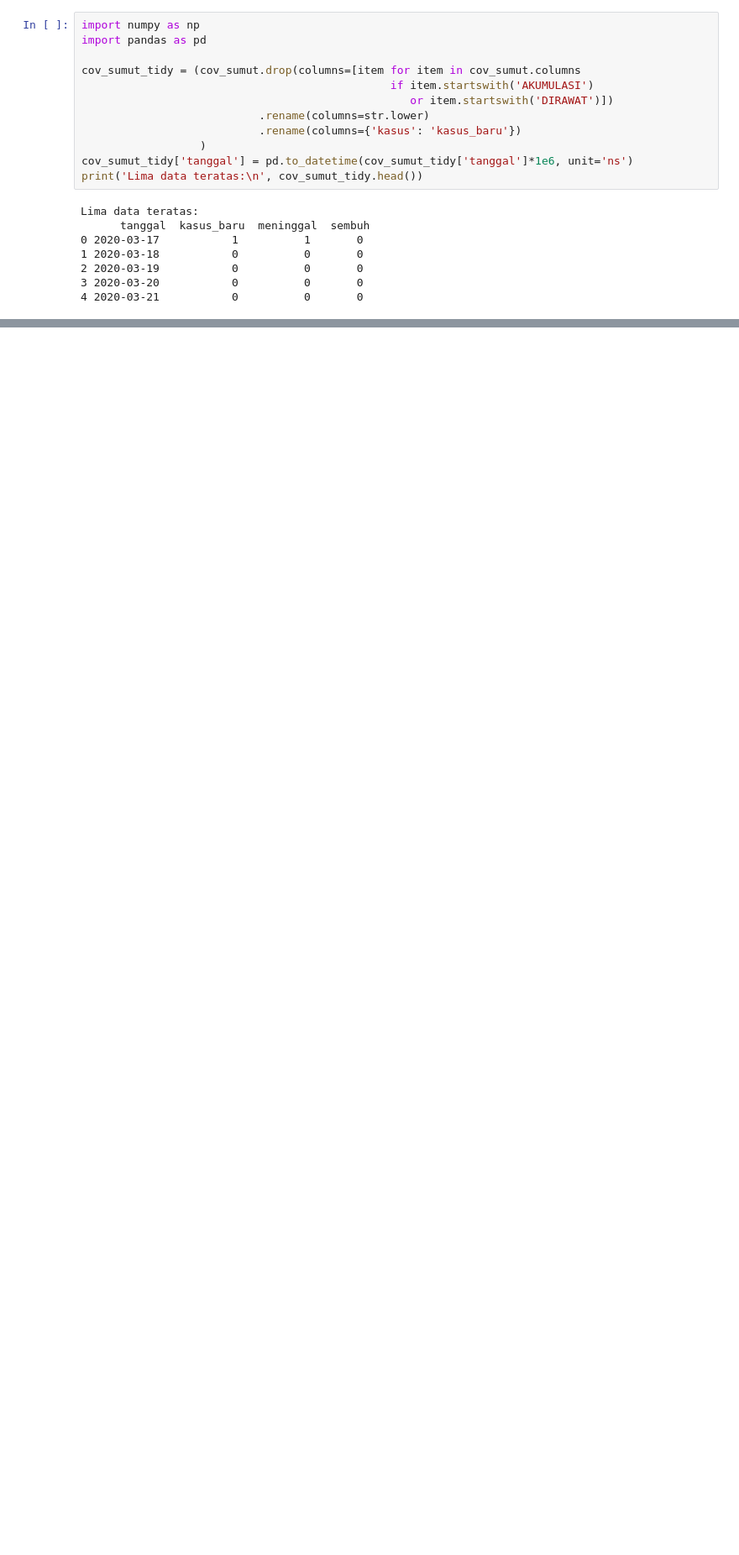
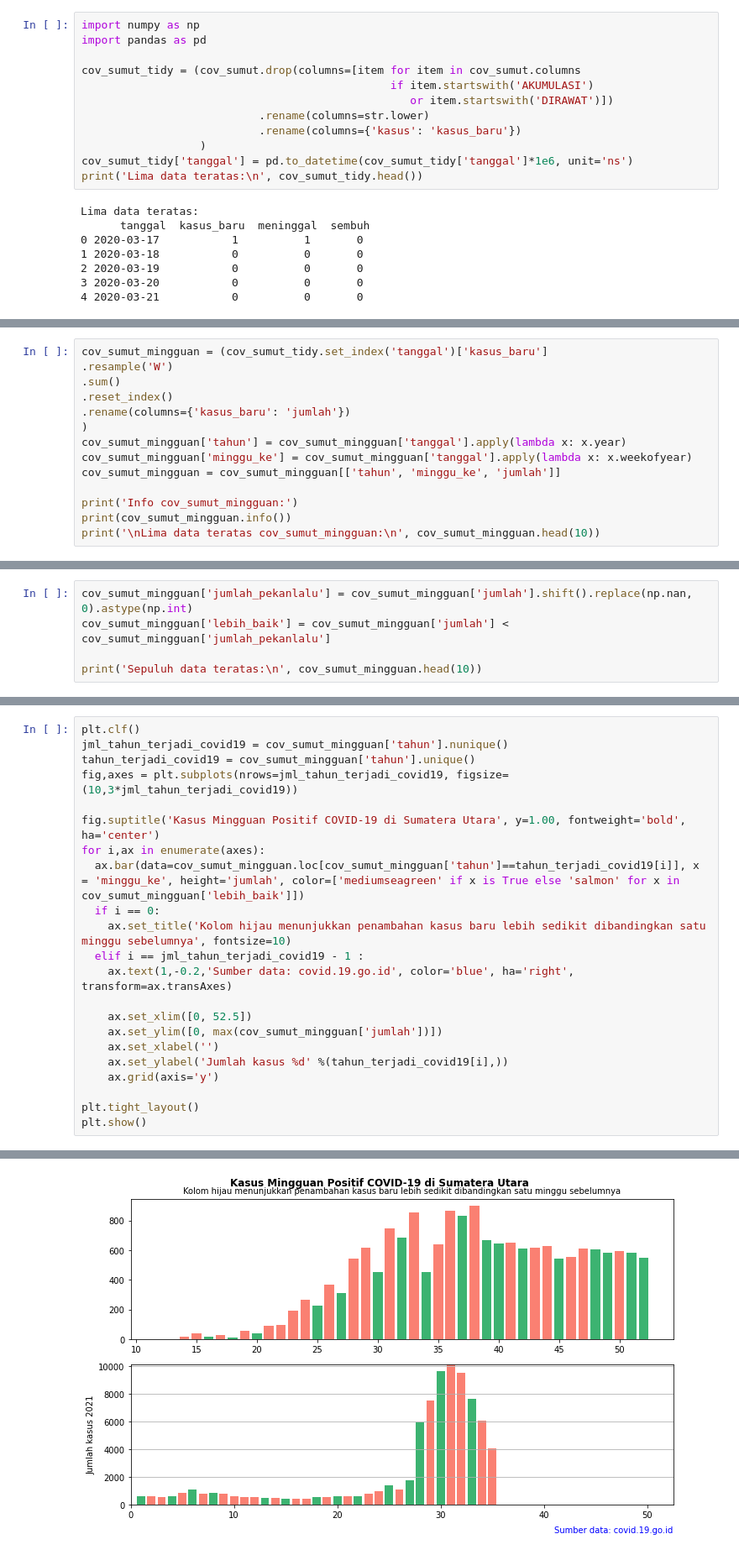
Before and after one commit to crzysab/Data-Covid19-using-Python, a Jupyter notebook: Covid19_SumateraUtara.ipynb, the cells around one changed output, grey strips where cells are left out. Shown: that part at 84% size. Saved outputs shown, nothing was run; the diff lists cells and outputs as text; blank space fills up the shorter version.

Commit message:
Visualisasi Data Covid-19 Sumut

```diff
--- a/Covid19_SumateraUtara.ipynb
+++ b/Covid19_SumateraUtara.ipynb
@@ -200,0 +213,14 @@ plt.show()
+# %%
+cov_sumut_mingguan = (cov_sumut_tidy.set_index('tanggal')['kasus_baru']
+.resample('W')
+.sum()
+.reset_index()
+.rename(columns={'kasus_baru': 'jumlah'})
+)
+cov_sumut_mingguan['tahun'] = cov_sumut_mingguan['tanggal'].apply(lambda x: x.year)
+cov_sumut_mingguan['minggu_ke'] = cov_sumut_mingguan['tanggal'].apply(lambda x: x.weekofyear)
+cov_sumut_mingguan = cov_sumut_mingguan[['tahun', 'minggu_ke', 'jumlah']]
+
+print('Info cov_sumut_mingguan:')
+print(cov_sumut_mingguan.info())
+print('\nLima data teratas cov_sumut_mingguan:\n', cov_sumut_mingguan.head(10))
@@ -200,0 +245,5 @@ plt.show()
+# %%
+cov_sumut_mingguan['jumlah_pekanlalu'] = cov_sumut_mingguan['jumlah'].shift().replace(np.nan, 0).astype(np.int)
+cov_sumut_mingguan['lebih_baik'] = cov_sumut_mingguan['jumlah'] < cov_sumut_mingguan['jumlah_pekanlalu']
+
+print('Sepuluh data teratas:\n', cov_sumut_mingguan.head(10))
@@ -200,0 +265,23 @@ plt.show()
+# %%
+plt.clf()
+jml_tahun_terjadi_covid19 = cov_sumut_mingguan['tahun'].nunique()
+tahun_terjadi_covid19 = cov_sumut_mingguan['tahun'].unique()
+fig,axes = plt.subplots(nrows=jml_tahun_terjadi_covid19, figsize=(10,3*jml_tahun_terjadi_covid19))
+
+fig.suptitle('Kasus Mingguan Positif COVID-19 di Sumatera Utara', y=1.00, fontweight='bold', ha='center')
+for i,ax in enumerate(axes):
+  ax.bar(data=cov_sumut_mingguan.loc[cov_sumut_mingguan['tahun']==tahun_terjadi_covid19[i]], x = 'minggu_ke', height='jumlah', color=['mediumseagreen' if x is True else 'salmon' for x in cov_sumut_mingguan['lebih_baik']])
+  if i == 0:
+    ax.set_title('Kolom hijau menunjukkan penambahan kasus baru lebih sedikit dibandingkan satu minggu sebelumnya', fontsize=10)
+  elif i == jml_tahun_terjadi_covid19 - 1 :
+    ax.text(1,-0.2,'Sumber data: covid.19.go.id', color='blue', ha='right', transform=ax.transAxes)
+
+    ax.set_xlim([0, 52.5])
+    ax.set_ylim([0, max(cov_sumut_mingguan['jumlah'])])
+    ax.set_xlabel('')
+    ax.set_ylabel('Jumlah kasus %d' %(tahun_terjadi_covid19[i],))
+    ax.grid(axis='y')
+
+plt.tight_layout()
+plt.show()
+# %% [output]
@@ -200,0 +289 @@ plt.show()
+[figure, added]
```
Also changed, not shown: parts of 20 cells of this notebook.
